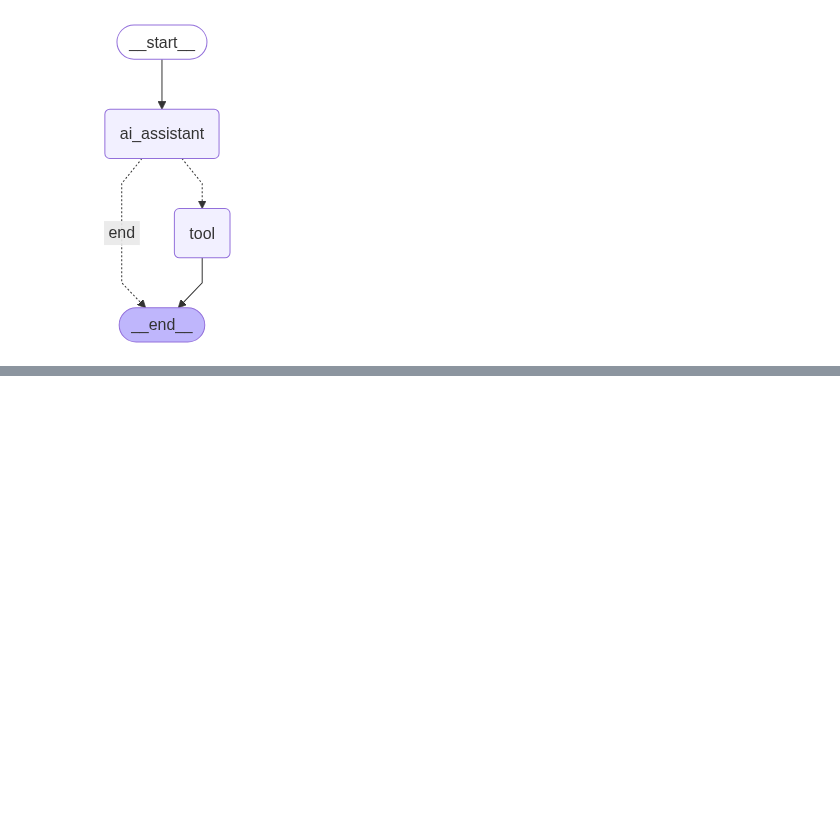
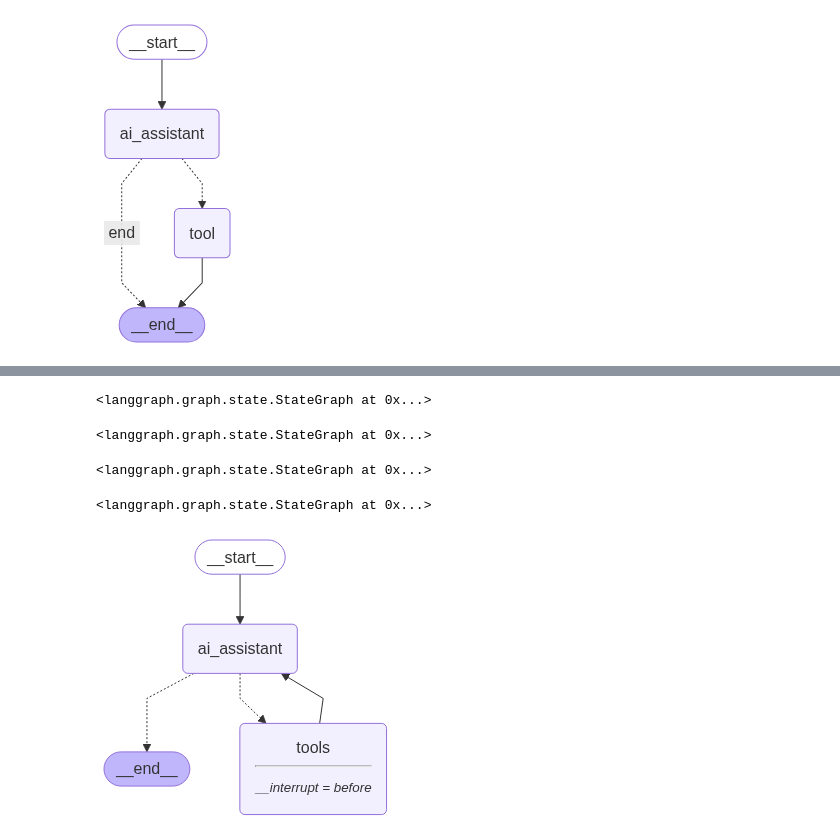
Before and after one commit to MilanMangukiya/Agentic-AI, a Jupyter notebook: 2-Langgraph/humaninloop.ipynb, the cells around one changed output, grey strips where cells are left out. Saved outputs shown, nothing was run; the diff lists cells and outputs as text; code cells hidden in the pictures; blank space fills up the shorter version.

```diff
--- a/2-Langgraph/humaninloop.ipynb
+++ b/2-Langgraph/humaninloop.ipynb
@@ -172,0 +210,25 @@ display(Image(app.get_graph().draw_mermaid_png()))
+# %%
+graph_builder.add_node("tools", tool_node)
+# %% [output]
+<langgraph.graph.state.StateGraph at 0x...>
+# %%
+graph_builder.add_edge(START,"ai_assistant")
+# %% [output]
+<langgraph.graph.state.StateGraph at 0x...>
+# %%
+graph_builder.add_conditional_edges("ai_assistant",
+                                    tools_condition,
+                                    )
+# %% [output]
+<langgraph.graph.state.StateGraph at 0x...>
+# %%
+graph_builder.add_edge("tools", "ai_assistant")
+# %% [output]
+<langgraph.graph.state.StateGraph at 0x...>
+# %%
+app2=graph_builder.compile(checkpointer=memory,interrupt_before=["tools"])
+# %%
+from IPython.display import Image, display
+display(Image(app2.get_graph().draw_mermaid_png()))
+# %% [output]
+[figure, added]
```
Also changed, not shown: parts of 41 cells of this notebook.
